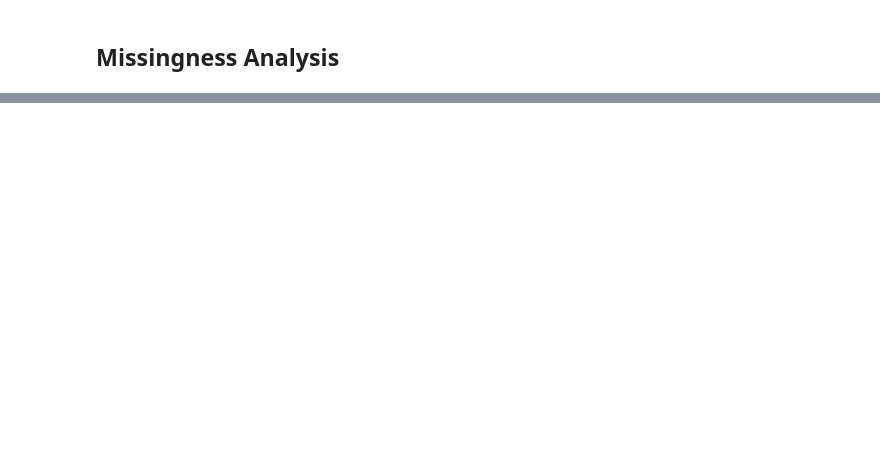
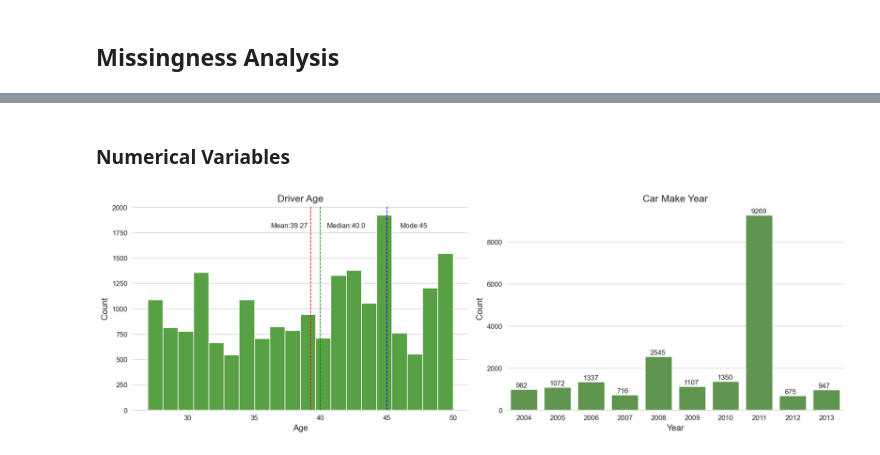
Before and after one commit to timothyckl/Just-Taxi-Analysis, a Jupyter notebook: analysis/eda.ipynb, the cells around one changed output, grey strips where cells are left out. Drawn from its saved outputs; the diff is of its cells as text; code cells hidden in the pictures; blank space fills up the shorter version.

```diff
--- a/analysis/eda.ipynb
+++ b/analysis/eda.ipynb
@@ -680,0 +340,48 @@ plt.ylabel('Count', fontsize=14, **hfont)
+# %% [markdown]
+### Numerical Variables
+# %%
+numerical_cols = ['driver_age', 'car_make_year']
+
+#sub plot histograms of driver age and count of car make year
+fig, axes = plt.subplots(1, 2, figsize=(15, 5))
+
+axes[0].hist(univariate_df['driver_age'], bins=20, color=palette[0])
+axes[0].set_title('Driver Age', fontsize=14, **hfont)
+axes[0].set_xlabel('Age', fontsize=12, **hfont)
+axes[0].set_ylabel('Count', fontsize=12, **hfont)
+
+# highlight mean, median and mode
+axes[0].axvline(univariate_df['driver_age'].mean(), color='red', linestyle='dashed', linewidth=1)
+axes[0].axvline(univariate_df['driver_age'].median(), color='green', linestyle='dashed', linewidth=1)
+axes[0].axvline(univariate_df['driver_age'].mode()[0], color='blue', linestyle='dashed', linewidth=1)
+
+# annotate mean, median and mode
+axes[0].annotate(f'Mean:{round(univariate_df["driver_age"].mean(), 2)}', (univariate_df["driver_age"].mean() - 3, 1800), fontsize=10, **hfont)
+axes[0].annotate(f'Median:{round(univariate_df["driver_age"].median(), 2)}', (univariate_df["driver_age"].median() + 0.5, 1800), fontsize=10, **hfont)
+axes[0].annotate(f'Mode:{round(univariate_df["driver_age"].mode()[0], 2)}', (univariate_df["driver_age"].mode()[0] + 1, 1800), fontsize=10, **hfont)
+
+# despine
+axes[0].spines['right'].set_visible(False)
+axes[0].spines['top'].set_visible(False)
+axes[0].spines['left'].set_visible(False)
+axes[0].grid(axis='x')
+
+sns.countplot(x='car_make_year', data=univariate_df, color=palette[0], ax=axes[1])
+axes[1].set_title('Car Make Year', fontsize=14, **hfont)
+axes[1].set_xlabel('Year', fontsize=12, **hfont)
+axes[1].set_ylabel('Count', fontsize=12, **hfont)
+
+# despine
+axes[1].spines['right'].set_visible(False)
+axes[1].spines['top'].set_visible(False)
+axes[1].spines['left'].set_visible(False)
+
+# label bars with counts with padding
+for p in axes[1].patches:
+    axes[1].annotate(f'{p.get_height():.0f}', (p.get_x() + 0.15, p.get_height() + 100), fontsize=10, **hfont)
+
+
+plt.tight_layout()
+plt.show()
+# %% [output]
+[figure, added]
```
Also changed, not shown: parts of 55 cells of this notebook.
